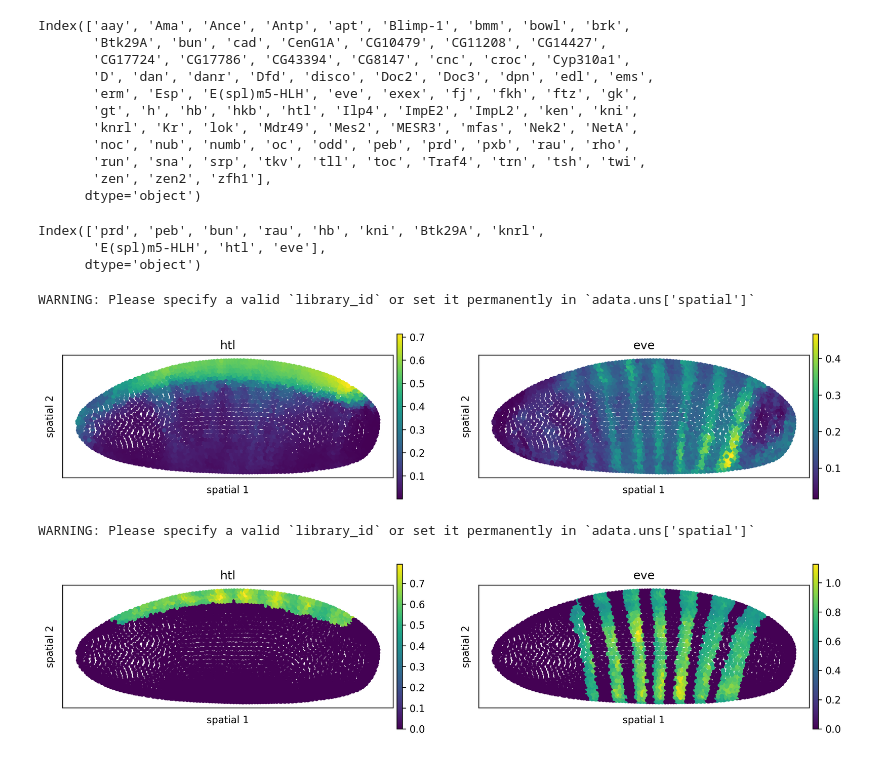
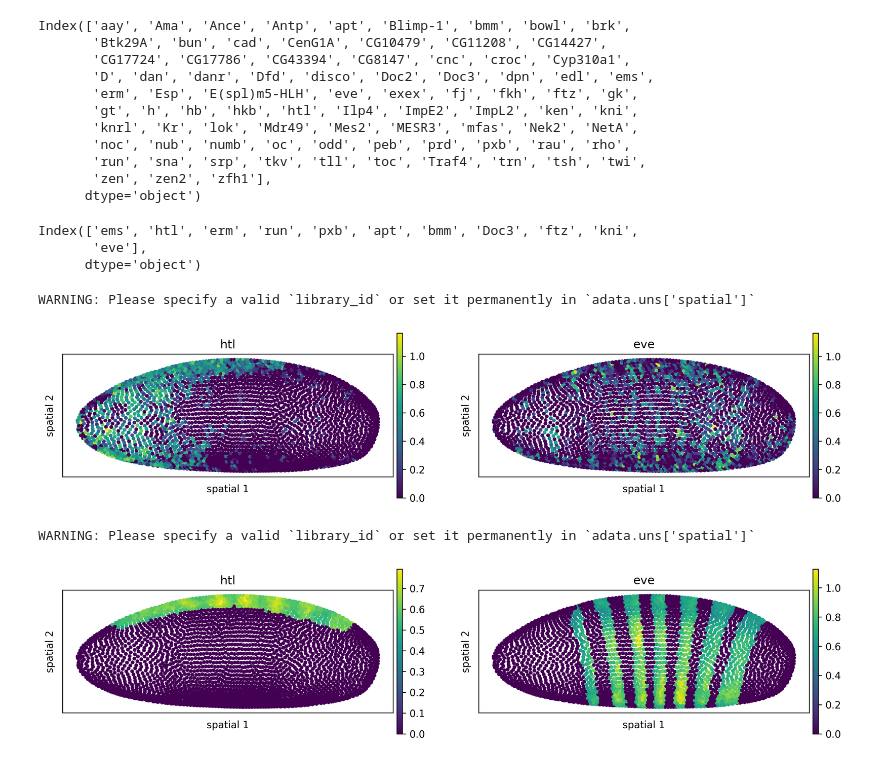
Before and after one commit to theislab/moscot_benchmarks, a Jupyter notebook: experiments/space/mapping/method_benchmark/test_moscot.ipynb, the cells around one changed output. Saved outputs shown, nothing was run; the diff lists cells and outputs as text; code cells hidden in the pictures.

```diff
--- a/experiments/space/mapping/method_benchmark/test_moscot.ipynb
+++ b/experiments/space/mapping/method_benchmark/test_moscot.ipynb
@@ -105,7 +107,9 @@ intersect_var = list(set(adata_sp_a.var_names).intersection(set(adata_sp_b.var_n
 # adata_sp_a = adata_sp_a[:, intersect_var].copy()
 adata_sp_b = adata_sp_b[:, intersect_var].copy()
 
-test_var = rng.choice(adata_sp_b.var_names, n_genes, replace=False).tolist() + ["eve"]
+test_var = rng.choice(adata_sp_b.var_names, n_genes, replace=False).tolist()
+if "eve" is not test_var:
+    test_var.append("eve")
 train_var = adata_sp_b.var_names[~np.in1d(adata_sp_b.var_names, test_var)].tolist()
 true_df = sc.get.obs_df(adata_sp_b, keys=test_var)
 
@@ -123,7 +123,7 @@ sc.tl.pca(adata_sp_a)
 adata_sc = adata_sp_a
 adata_sp_train = adata_sp_b_train
 # %%
-params = {"epsilon": 1e-2, "alpha": 0.5}
+params = {"epsilon": 1e-3, "alpha": 0.4}
 epsilon, alpha = params["epsilon"], params["alpha"]
 # %%
 from moscot.problems.space import MappingProblem
@@ -146,11 +148,9 @@ print(
-# %%
-params = {"epsilon": 5e-2, "alpha": 0.5}
-epsilon, alpha = params["epsilon"], params["alpha"]
 # %%
 prob = prob.solve(
     alpha=alpha,
     epsilon=epsilon,
-    max_iterations=10_000,  # tau_a=1., tau_b=1.
+    threshold=1e-8,
+    max_iterations=100,  # tau_a=1., tau_b=1.
 )
 print(prob.solutions[list(prob.solutions.keys())[0]].converged)
 print(prob.solutions[list(prob.solutions.keys())[0]].cost)
@@ -215,34 +229,34 @@ adata_pred.obsm["spatial "] = adata_pred.obsm["spatial"][:, [0, 2]]
 # %%
 adata_pred.var_names
 # %% [output]
-Index(['prd', 'peb', 'bun', 'rau', 'hb', 'kni', 'Btk29A', 'knrl',
-       'E(spl)m5-HLH', 'htl', 'eve'],
+Index(['ems', 'htl', 'erm', 'run', 'pxb', 'apt', 'bmm', 'Doc3', 'ftz', 'kni',
+       'eve'],
       dtype='object')
 # %%
 sq.pl.spatial_scatter(
     adata_pred,
     spatial_key="spatial ",
     color=["htl", "eve"],
     shape=None,
-    size=50,
+    size=30,
     dpi=300,
     figsize=(6, 3),
 )
 # %% [output]
 WARNING: Please specify a valid `library_id` or set it permanently in `adata.uns['spatial']`
-[figure, old version]
+[figure, new version]
 # %%
 sq.pl.spatial_scatter(
     adata_sp,
     spatial_key="spatial ",
     color=["htl", "eve"],
     shape=None,
-    size=50,
+    size=30,
     dpi=300,
     figsize=(6, 3),
 )
 # %% [output]
 WARNING: Please specify a valid `library_id` or set it permanently in `adata.uns['spatial']`
-[figure, old version]
+[figure, new version]
 # %%
 # sq.pl.spatial_scatter(adata_sp_b, color=["Esyt2"], shape=None)
```
Also changed, not shown: parts of 15 cells of this notebook, 10 other files.
